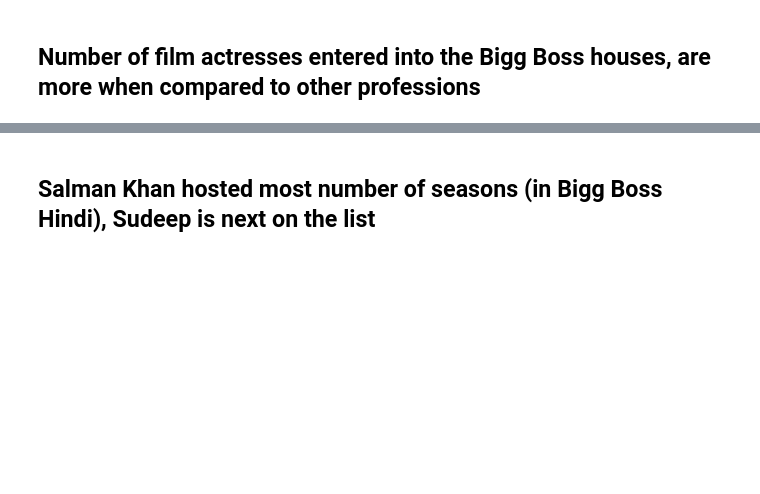
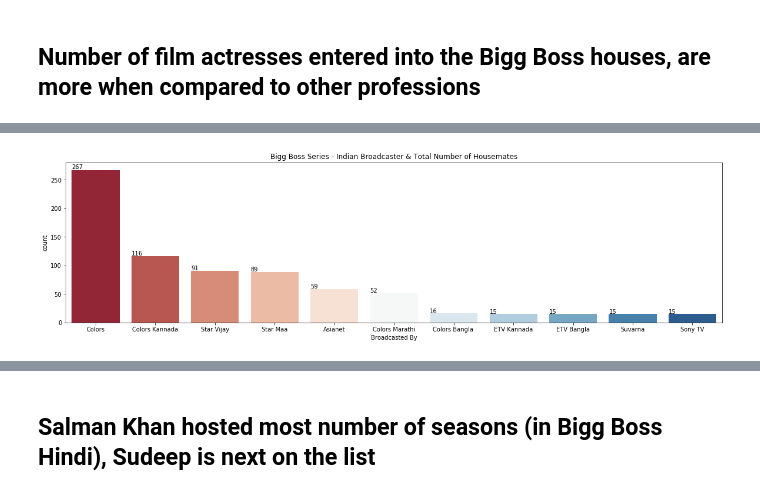
Before and after one commit to satya-thirumani/bigg-boss-data-set, a Jupyter notebook: Predicting Bigg Boss Hindi Season Winner.ipynb, the cells around one changed output, grey strips where cells are left out. Drawn from its saved outputs; the diff is of its cells as text; code cells hidden in the pictures; blank space fills up the shorter version.

Commit message:
Kaggle Notebook | Predicting Bigg Boss Hindi Season 15 Winner | Version 18

```diff
--- a/Predicting Bigg Boss Hindi Season Winner.ipynb
+++ b/Predicting Bigg Boss Hindi Season Winner.ipynb
@@ -107,13 +268,15 @@ plt.xticks(rotation=90)
 # %%
-# Broadcastor
+# Broadcaster
 fig = plt.figure(figsize=(20,5))
 ax = sns.countplot(x='Broadcasted By', data=bigg_boss, palette='RdBu', order=bigg_boss['Broadcasted By'].value_counts().index)
-ax.set_title('Bigg Boss Series - Indian Broadcastor & Total Number of Housemates')
+ax.set_title('Bigg Boss Series - Indian Broadcaster & Total Number of Housemates')
 for t in ax.patches:
     if (np.isnan(float(t.get_height()))):
         ax.annotate(0, (t.get_x(), 0))
     else:
         ax.annotate(str(format(int(t.get_height()), ',d')), (t.get_x(), t.get_height()*1.01))
+# %% [output]
+[figure, added]
 # %%
 fig = plt.figure(figsize=(15,5))
 ax = sns.countplot(bigg_boss['Broadcasted By'].str.split().str.get(0), data=bigg_boss, palette='Set3', order=bigg_boss['Broadcasted By'].str.split().str.get(0).value_counts().index)
```
Also changed, not shown: parts of 80 cells of this notebook.
